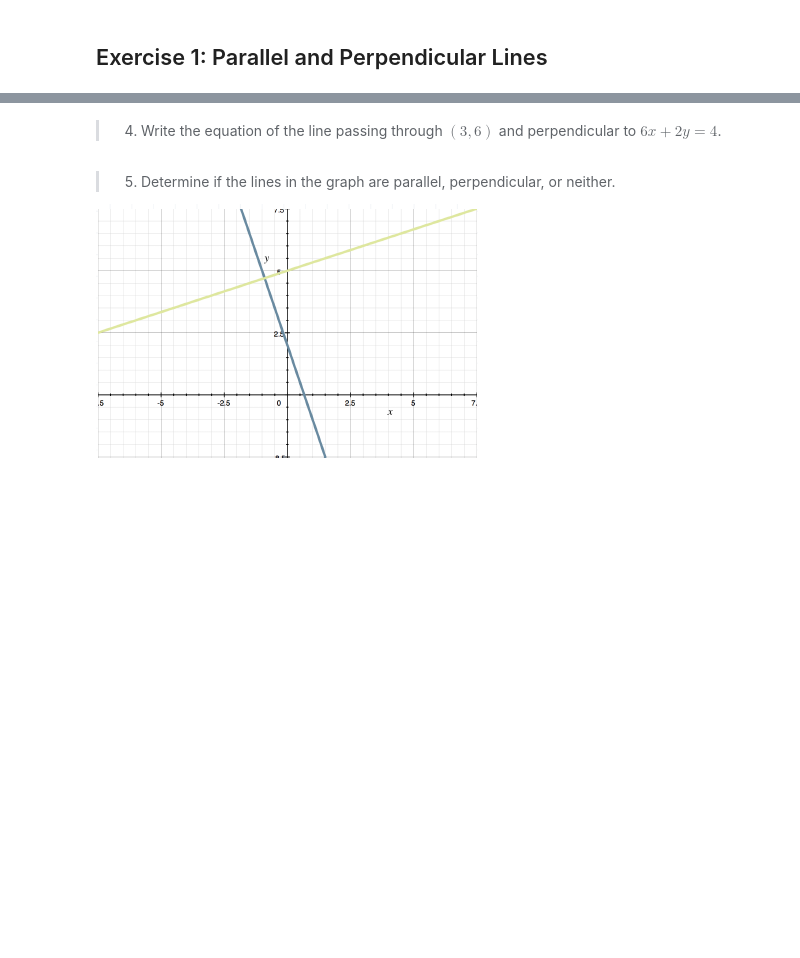
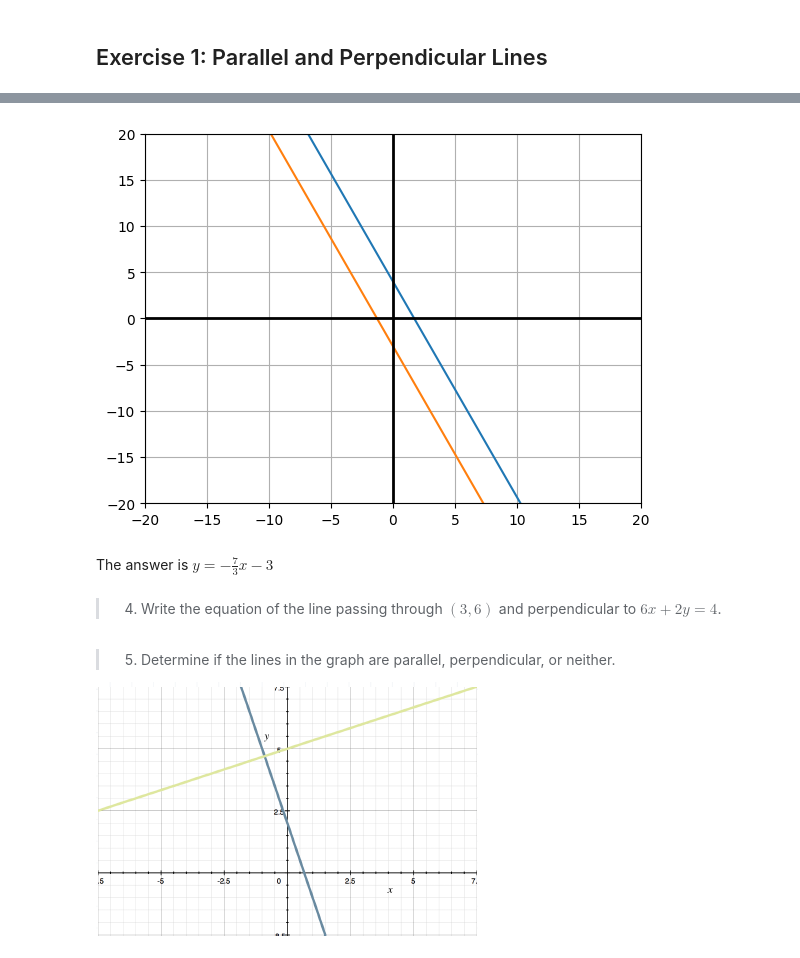
Before and after one commit to acasasis-dev/become-an-algebra-master, a Jupyter notebook: bonus/algebra-2/section-17-graphing/exercise-01-parallel-n-perpendicular-lines.ipynb, the cells around one changed output, grey strips where cells are left out. Cells and saved outputs as stored; diff of their text form; code cells hidden in the pictures; blank space fills up the shorter version.

Commit message:
Bonus Section 17 Exercise 01 Answers 01-03

```diff
--- a/bonus/algebra-2/section-17-graphing/exercise-01-parallel-n-perpendicular-lines.ipynb
+++ b/bonus/algebra-2/section-17-graphing/exercise-01-parallel-n-perpendicular-lines.ipynb
@@ -20,3 +80,15 @@ $7x + 3y = 12$.
+# %%
+def f_1(x):
+	return -(7/3)*x + 4
+
+def f_2(x):
+	return -(7/3)*x - 3
+
+plot(f_1, f_2)
+# %% [output]
+[figure, added]
+# %% [markdown]
+The answer is $y = -\frac{7}{3}x - 3$
 # %% [markdown]
 > 4. Write the equation of the line passing through $(3,6)$ and perpendicular
 to $6x + 2y = 4$.
```
Also changed, not shown: parts of 8 cells of this notebook.
